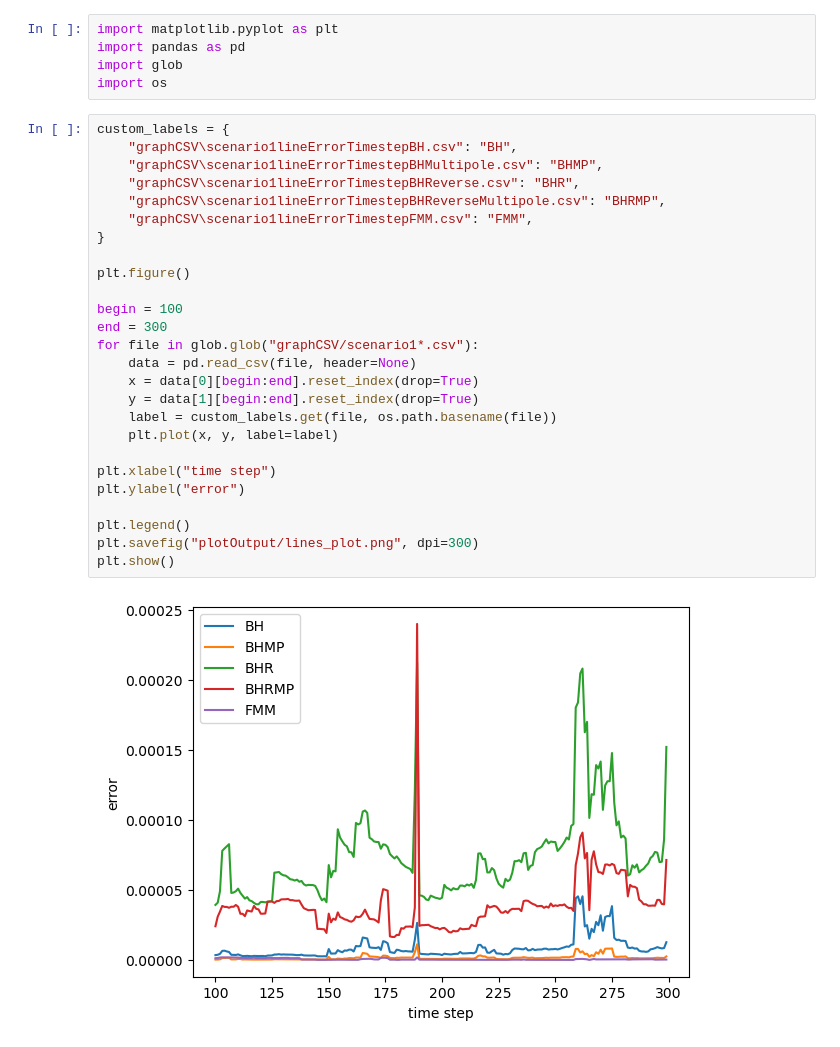
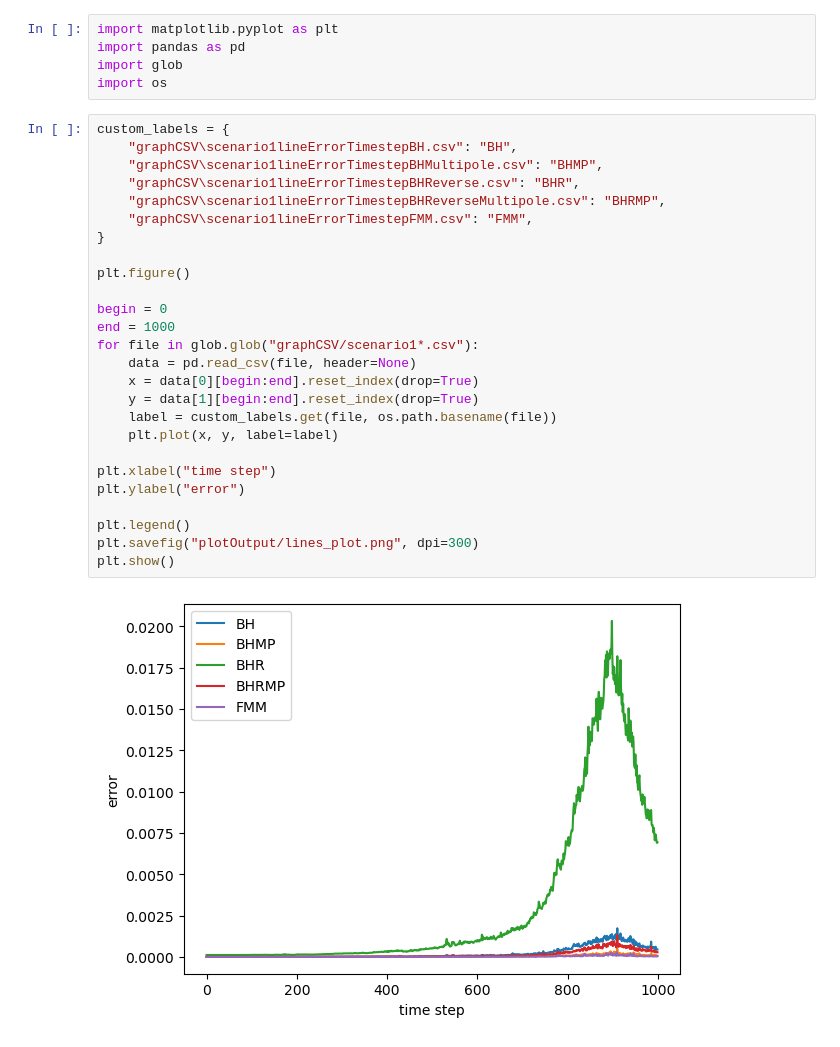
Before and after one commit to LucasFurer/MasterThesisLucas, a Jupyter notebook: grapher.ipynb, the cells around one changed output. Saved outputs shown, nothing was run; the diff lists cells and outputs as text.

```diff
--- a/grapher.ipynb
+++ b/grapher.ipynb
@@ -6,31 +6,31 @@ import os
 # %%
 custom_labels = {
     "graphCSV\scenario1lineErrorTimestepBH.csv": "BH",
     "graphCSV\scenario1lineErrorTimestepBHMultipole.csv": "BHMP",
     "graphCSV\scenario1lineErrorTimestepBHReverse.csv": "BHR",
     "graphCSV\scenario1lineErrorTimestepBHReverseMultipole.csv": "BHRMP",
     "graphCSV\scenario1lineErrorTimestepFMM.csv": "FMM",
 }
 
 plt.figure()
 
-begin = 100
-end = 300
+begin = 0
+end = 1000
 for file in glob.glob("graphCSV/scenario1*.csv"):
     data = pd.read_csv(file, header=None)
     x = data[0][begin:end].reset_index(drop=True)
     y = data[1][begin:end].reset_index(drop=True)
     label = custom_labels.get(file, os.path.basename(file))
     plt.plot(x, y, label=label)
 
 plt.xlabel("time step")
 plt.ylabel("error")
 
 plt.legend()
 plt.savefig("plotOutput/lines_plot.png", dpi=300)
 plt.show()
 # %% [output]
-[figure, old version]
+[figure, new version]
 # %%
 custom_labels = {
     "graphCSV\scenario2lineErrorTimestepFMMcompare_FMM.csv": "FMM",
```
Also changed, not shown: parts of 3 cells of this notebook, 15 other files.
